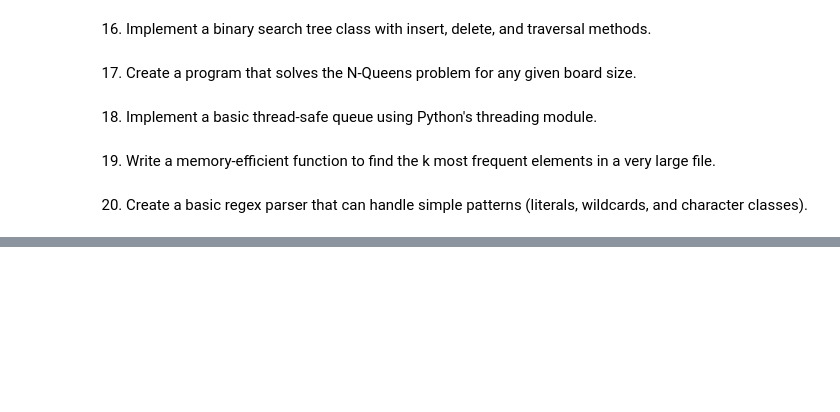
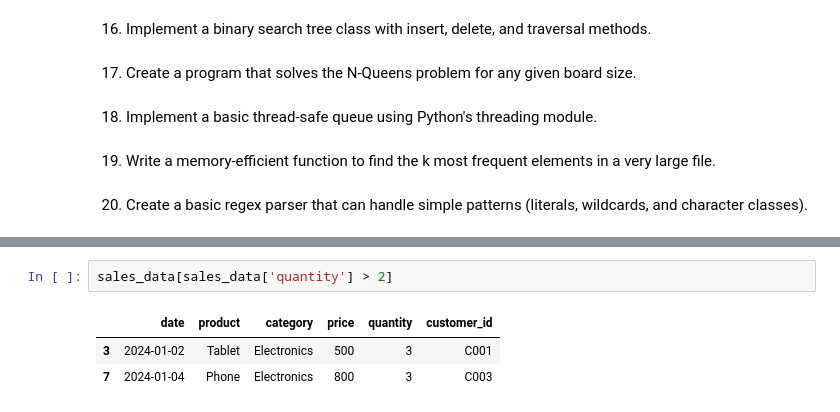
Before and after one commit to RayirthSoni/EDA-Practise, a Jupyter notebook: Code/python-questions-cldai.ipynb, the cells around one changed output, grey strips where cells are left out. Saved outputs shown, nothing was run; the diff lists cells and outputs as text; blank space fills up the shorter version.

```diff
--- a/Code/python-questions-cldai.ipynb
+++ b/Code/python-questions-cldai.ipynb
@@ -86,0 +272,6 @@ reverse_string("Hello")
+# %%
+sales_data[sales_data['quantity'] > 2]
+# %% [output]
+|  | date | product | category | price | quantity | customer_id |
+| 3 | 2024-01-02 | Tablet | Electronics | 500 | 3 | C001 |
+| 7 | 2024-01-04 | Phone | Electronics | 800 | 3 | C003 |
```
Also changed, not shown: parts of 27 cells of this notebook, 1 other file.
